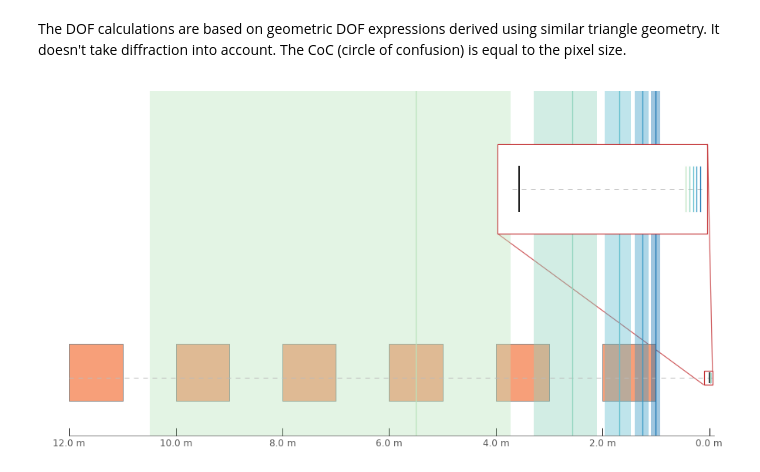
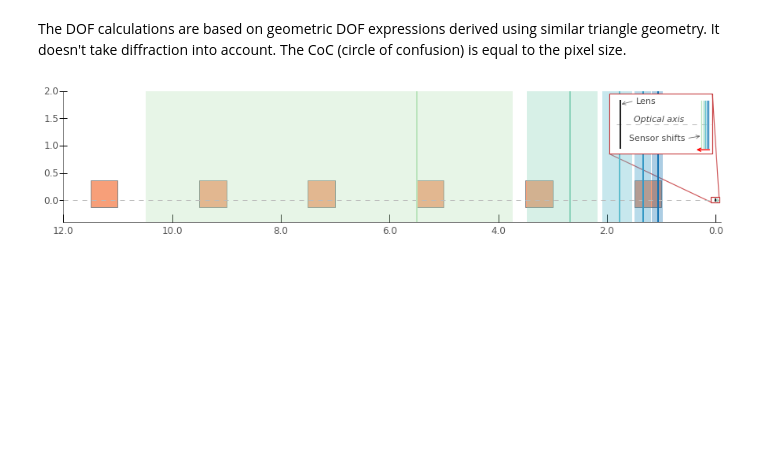
Before and after one commit to indranilsinharoy/phd-artifacts, a Jupyter notebook: chapters/chapter03_geometricmodel/code/PoSFcompare_rigidcam_scheimpflug.ipynb, the cells around one changed output. Drawn from its saved outputs; the diff is of its cells as text; code cells hidden in the pictures; blank space fills up the shorter version.

Commit message:
fixed both scheimpflug and focal sweep plots

```diff
--- a/chapters/chapter03_geometricmodel/code/PoSFcompare_rigidcam_scheimpflug.ipynb
+++ b/chapters/chapter03_geometricmodel/code/PoSFcompare_rigidcam_scheimpflug.ipynb
@@ -104,3 +104,18 @@ def set_axes_edge_color_and_width(ax, col, width=1):
         else:
             ax.spines[each].set_color(col)
         ax.spines[each].set_linewidth(width)
+# %%
+# Optical system (for both rigid and scheimpflug camera)
+
+zodash = 31.57894736842105 #30    # Lens to image plane distance
+f = 15         # Focal length
+fnum = 2.5     # Aperture
+
+# for perfect imaging at u = 1000
+print(gou.gaussian_lens_formula(u=1000, v=None, f=f))
+
+# imaging specified by image plane distance for the plots
+print(gou.gaussian_lens_formula(u=None, v=zodash, f=f))
+
+# imaging specified by image plane distance for the plots
+print(gou.gaussian_lens_formula(u=100, v=None, f=f))
@@ -373,7 +389,7 @@ The DOF calculations are based on geometric DOF expressions derived using simila
 # %%
 num = 5
 
-u_start = 1000
+u_start = 1065
 u_end = 5500
 
 v_start = gou.gaussian_lens_formula(u=u_start, v=None, f=f).v
@@ -382,7 +398,7 @@ v_end = gou.gaussian_lens_formula(u=u_end, v=None, f=f).v
 #print('v_start =', v_start, 'v_end =', v_end)
 
 fig, ax = plt.subplots(1, 1, figsize=(15, 8))
-ymin, ymax = -50, 250
+ymin, ymax = -400, 2000
 ax.set_xlim(-12000, 100)
 ax.set_ylim(ymin, ymax)
 ax.axhline(color='#BBBBBB', lw=1.0, linestyle='dashed')   # optical axis
@@ -396,7 +412,7 @@ cindex = np.linspace(40, ccmap.N-80, num)
 cols = [ccmap(int(i)) for i in cindex]
 
 # draw lens plane
-x, y = get_points(0, 0, -4, 4)
+x, y = get_points(0, 0, -10, 10)
 ax.plot(x, y, color='#222222', lw=2,)
 
 for i, v in enumerate(np.linspace(v_start, v_end, num)):
@@ -404,84 +420,104 @@ for i, v in enumerate(np.linspace(v_start, v_end, num)):
     #print('v =', v, '; u =', u)
     df, dn = geo_depth_of_field_limits(u, f, coc, fnum)
     # Draw image plane
-    x, y = get_points(angleY=0, xo=v, ymin=-4, ymax=4)
+    x, y = get_points(angleY=0, xo=v, ymin=-10, ymax=10)
     ax.plot(x, y, color=cols[i], alpha=1)
     # Draw the object plane
     x, y = get_points(angleY=0, xo=-u, ymin=ymin, ymax=ymax)
-    ax.plot(x, y, color=cols[i], alpha=1)
+    ax.plot(x, y, color=cols[i], alpha=1, lw=2)
     # Draw DOF region
     # far
     xf, yf = get_points(angleY=0, xo=-df, ymin=ymin, ymax=ymax)
     # near
     xn, yn = get_points(angleY=0, xo=-dn, ymin=ymin, ymax=ymax)
     # fill
-    ax.fill_between(x=[xf[0], xn[0]], y1=ymin, y2=ymax, facecolor=cols[i], edgecolor='none', alpha=0.4, zorder=2)
-#
+    ax.fill_between(x=[xf[0], xn[0]], y1=ymin, y2=ymax, facecolor=cols[i], edgecolor='none', alpha=0.35, zorder=2)
+
 draw_objects(ax,
-             locations=((-2000, -20), (-4000, -20), (-6000, -20), (-8000, -20), (-10000, -20), (-12000, -20),),
-             sizes=((1000, 50), (1000, 50), (1000, 50), (1000, 50), (1000, 50), (1000, 50),) )
+             locations=((-1500, -130), (-3500, -130), (-5500, -130), (-7500, -130), (-9500, -130), (-11500, -130),),
+             sizes=((500, 500), (500, 500), (500, 500), (500, 500), (500, 500), (500, 500),) )
+
 
 # Add inset figure to show zoomed in version of the lens and sensor configuration
 # -------------------------------------------------------------------------------
-inset_rect = [0.64, 0.58, 0.25, 0.2]
-inset_ax = fig.add_axes(inset_rect, axisbg='white', frameon=True)
+inset_rect = [0.769, 0.519, 0.12, 0.13]
+inset_ax = fig.add_axes(inset_rect, frameon=True)
+inset_ax.set_xlim(10, 25)
+inset_ymin, inset_ymax = -5, 5
+inset_ax.set_ylim(inset_ymin, inset_ymax)
+inset_ax.plot([11, 25], [0, 0], color='#BBBBBB', lw=1.0, linestyle='dashed')  # optical axis
 set_axes_edge_color_and_width(inset_ax, 'none')
-inset_ax.set_xlim(10, 25)
-inset_ymin, inset_ymax = -8, 8
-inset_ax.set_ylim(inset_ymin, inset_ymax)
-#inset_ax.axhline(color='#BBBBBB', lw=1.0, linestyle='dashed')   # optical axis
-inset_ax.plot([11., 24.85], [0, 0], color='#BBBBBB', lw=1.0, linestyle='dashed')  # optical axis
 
 # lens plane
-x, y = get_points(0, 11.5, -4, 4)
+inset_enp_x = 11.5
+x, y = get_points(0, inset_enp_x, -4, 4)
 inset_ax.plot(x, y, color='#222222', lw=2,)
+
 # Draw image planes
 img_dist = np.linspace(v_start, v_end, num)
 for i, v in enumerate(img_dist + -0.15*np.arange(len(img_dist))):
+    #print('v =',  v)
     x, y = get_points(angleY=0, xo=v, ymin=-4, ymax=4)
     inset_ax.plot(x, y, color=cols[i], alpha=1)
+inset_img_plane_x = v  # store the last position
+
 # remove ticks
 inset_ax.set_xticks([])
 inset_ax.set_yticks([])
 
 # create rect patch for the inset
-inset_dst_rect = patches.Rectangle((-3970, 126), 3940, 78, fill=False, edgecolor='#c43235', zorder=15, lw=1.2)
+inset_dst_rect = patches.Rectangle((-1960, 850), 1900, 1100, fill=False, edgecolor='#c43235', zorder=15, lw=1.2)
 ax.add_patch(inset_dst_rect)
 
 # add inset_axis around the lens and sensor in the main axes
-inset_source_rect = patches.Rectangle((-100, -6),   # (x,y)
-                              162, 12, fill=False, edgecolor='#c43235', zorder=15, lw=1.2)
+inset_source_rect = patches.Rectangle((-88, -36), 150, 90, fill=False, edgecolor='#c43235', zorder=15, lw=1.2)
 ax.add_patch(inset_source_rect)
 
 src_bbox = inset_source_rect.get_bbox()
 dst_bbox = inset_dst_rect.get_bbox()
 
 path1 = BboxConnector.connect_bbox(bbox1=src_bbox, bbox2=dst_bbox, loc1=3, loc2=3)
 path1_patch = patches.PathPatch(path1, color='#c43235', lw=1.2, alpha=0.8, zorder=0)
 ax.add_patch(path1_patch)
 path2 = BboxConnector.connect_bbox(bbox1=src_bbox, bbox2=dst_bbox, loc1=1, loc2=1)
 path2_patch = patches.PathPatch(path2, color='#c43235', alpha=0.8, lw=1.2, zorder=0)
 ax.add_patch(path2_patch)
 
 # set spines and tick properties
-
-ax.spines['left'].set_visible(False)
 ax.spines['right'].set_visible(False)
 ax.spines['top'].set_visible(False)
 ax.spines['bottom'].set_color('k')
 ax.xaxis.set_ticks_position('bottom')
-#ax.yaxis.set_ticks([]) # it's also making the inset_axes' left spine vanish!!!!
-ax.yaxis.set_tick_params(which='both', color='none')
-for ytl in ax.get_yticklabels():
-    ytl.set_color('none')
+ax.spines['left'].set_color('k')
+ax.yaxis.set_ticks_position('left')
 
-ax.xaxis.set_tick_params(which='major', direction='in', color='k', length=10, width=1.)
+ax.xaxis.set_tick_params(which='major', direction='in', color='k', length=10, width=1., zorder=20)
 sign = lambda x : -1 if x < 0 else 1
 tic_locs = ax.xaxis.get_ticklocs()[:-1]  # for some reason the last tick was at 2 on the image side
-tic_lables = ['{:0.1f} m'.format(sign(each)*each/(1000)) for each in tic_locs ]
+tic_lables = ['{:0.1f}'.format(sign(each)*each/(1000)) for each in tic_locs ]
 ax.set_xticklabels(tic_lables)
 ax.set_xticks(tic_locs)
 
+ax.yaxis.set_tick_params(which='major', direction='inout', color='k', length=10, width=1., zorder=20)
+tic_locs = ax.yaxis.get_ticklocs()[1:]
+#print(tic_locs)
+tic_lables = ['{:0.1f}'.format(each/(1000)) for each in tic_locs ]
+ax.set_yticklabels(tic_lables)
+ax.set_yticks(tic_locs)
+
+# annotations in inset axes
+inset_ax.text(x=inset_enp_x + 2, y=0.5, s='Optical axis', fontsize=11, fontstyle='italic')
+inset_ax.annotate('Sensor shifts', (inset_img_plane_x, -2.), (inset_img_plane_x - 10.7, -2.8), fontsize=11,
+                arrowprops=dict(arrowstyle="->", linewidth=0.7, color='#505050',  relpos=(0.8,0.2)))
+inset_ax.annotate('Lens', (inset_enp_x, 3.3), (inset_enp_x + 2.3, 3.6), fontsize=11,
+                 arrowprops=dict(arrowstyle="->", linewidth=0.7, color='#555555',  relpos=(0.0,0.5)))
+inset_ax.annotate('', (inset_img_plane_x - 1., -4.35), (inset_img_plane_x+1.4, -4.35),
+                  arrowprops=dict(arrowstyle="->", color='red', lw=1.4,))
+
+
+
+ax.set_aspect('equal')
+
 plt.show()
 # %% [output]
-[figure, old version]
+[figure, new version]
```
Also changed, not shown: parts of 10 cells of this notebook.
